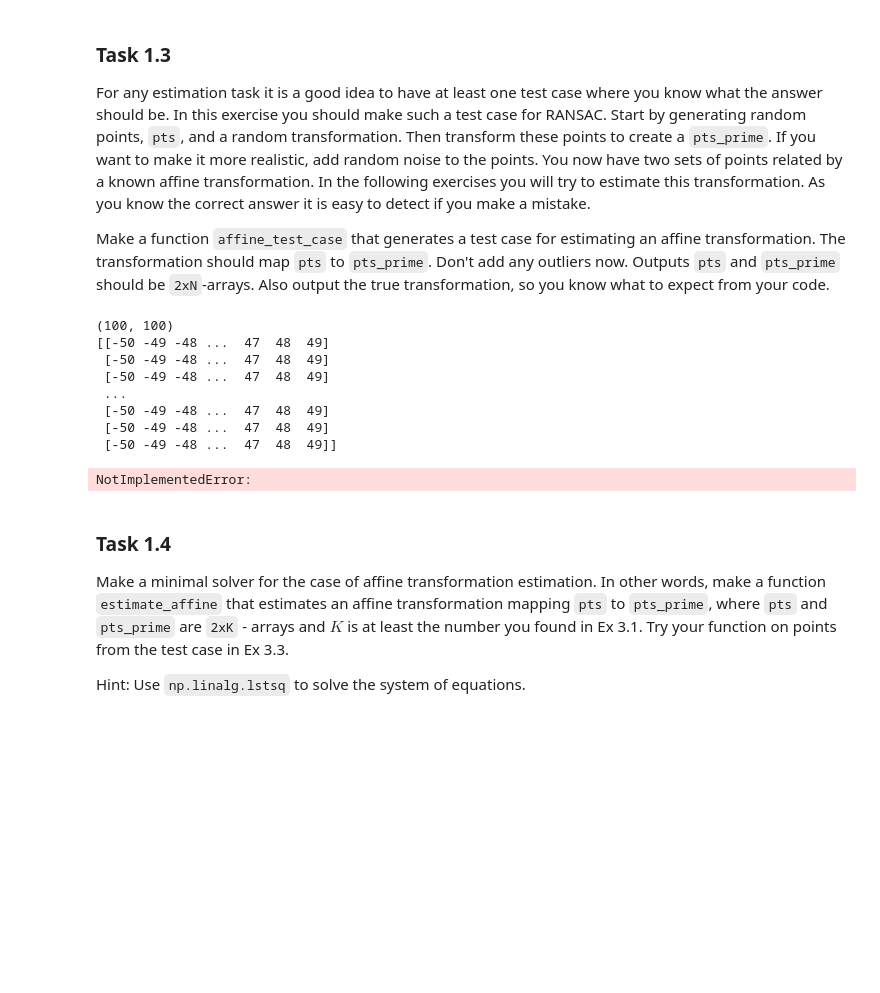
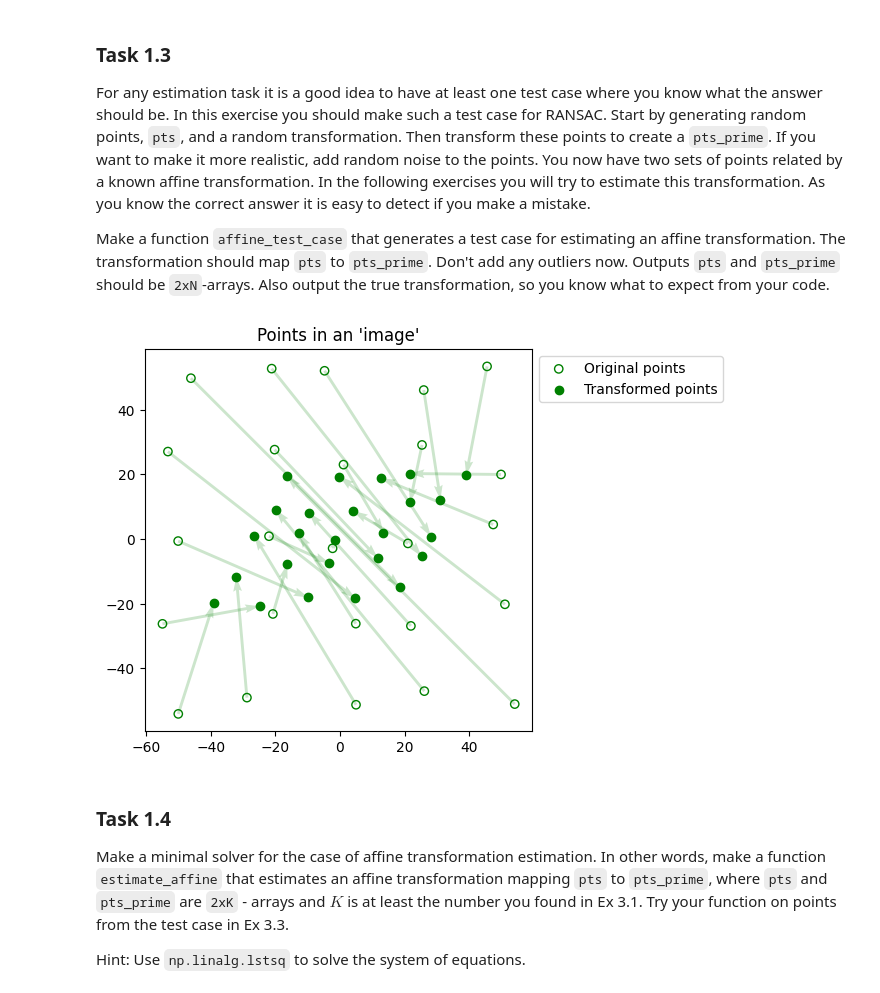
Before and after one commit to 0-Gixty-0/SSY098-Image-Analysis, a Jupyter notebook: lab2/lab_2_students.ipynb, the cells around one changed output. Drawn from its saved outputs; the diff is of its cells as text; code cells hidden in the pictures; blank space fills up the shorter version.

```diff
--- a/lab2/lab_2_students.ipynb
+++ b/lab2/lab_2_students.ipynb
@@ -433,12 +433,11 @@ def point_grid(x_range: Tuple[float, float], y_range: Tuple[float, float], N: in
     Returns:
     - np.ndarray: A 2xN array of points.
     """
-    x_coords = np.arange(x_range[0], x_range[1], 1)
-    y_coords = np.arange(y_range[0], y_range[1], 1)
+    x_coords = np.linspace(x_range[0], x_range[1], N)
+    y_coords = np.linspace(y_range[0], y_range[1], N)
 
     xx, yy = np.meshgrid(x_coords, y_coords)
     return np.stack([xx.ravel(), yy.ravel()])
-
 
 
 def random_affine_transformation() -> Tuple[np.ndarray, np.ndarray]:
@@ -453,9 +452,10 @@ def random_affine_transformation() -> Tuple[np.ndarray, np.ndarray]:
     - A_true (np.ndarray): True affine transformation matrix, shape (2, 2)
     - t_true (np.ndarray): True translation vector, shape (2, 1)
     """
-    # YOUR CODE HERE
-    raise NotImplementedError()
+    A_true = np.random.rand(2,2)
+    t_true = np.random.rand(2,1)
 
+    return A_true, t_true
 
 
 def apply_affine_transformation(pts: np.ndarray, A: np.ndarray, t: np.ndarray) -> np.ndarray:
@@ -470,26 +470,18 @@ def apply_affine_transformation(pts: np.ndarray, A: np.ndarray, t: np.ndarray) -
     Returns:
     - np.ndarray: Transformed points, shape (2, N)
     """
-    # YOUR CODE HERE
-    raise NotImplementedError()
+    return (A @ pts + t)
 # %%
 pts = point_grid((-50, 50), (-50, 50), N=5)
+pts += np.random.uniform(-5, 5, pts.shape)
 A_true, t_true = random_affine_transformation()
 pts_prime = apply_affine_transformation(pts, A_true, t_true)
 
 
 # Visualize the original and transformed points
 f, ax = plot_affine_test_case(pts, pts_prime)
 # %% [output]
-(100, 100)
-[[-50 -49 -48 ...  47  48  49]
- [-50 -49 -48 ...  47  48  49]
- [-50 -49 -48 ...  47  48  49]
- ...
- [-50 -49 -48 ...  47  48  49]
- [-50 -49 -48 ...  47  48  49]
- [-50 -49 -48 ...  47  48  49]]
-NotImplementedError:
+[figure, added]
 # %% [markdown]
 ### Task 1.4
 Make a minimal solver for the case of affine transformation estimation. In other words, make a function `estimate_affine` that estimates an affine transformation mapping `pts` to `pts_prime`, where `pts` and `pts_prime` are `2xK` - arrays and $K$ is at least the number you found in Ex 3.1. Try your function on points from the test case in Ex 3.3.
```
Also changed, not shown: parts of 9 cells of this notebook.
